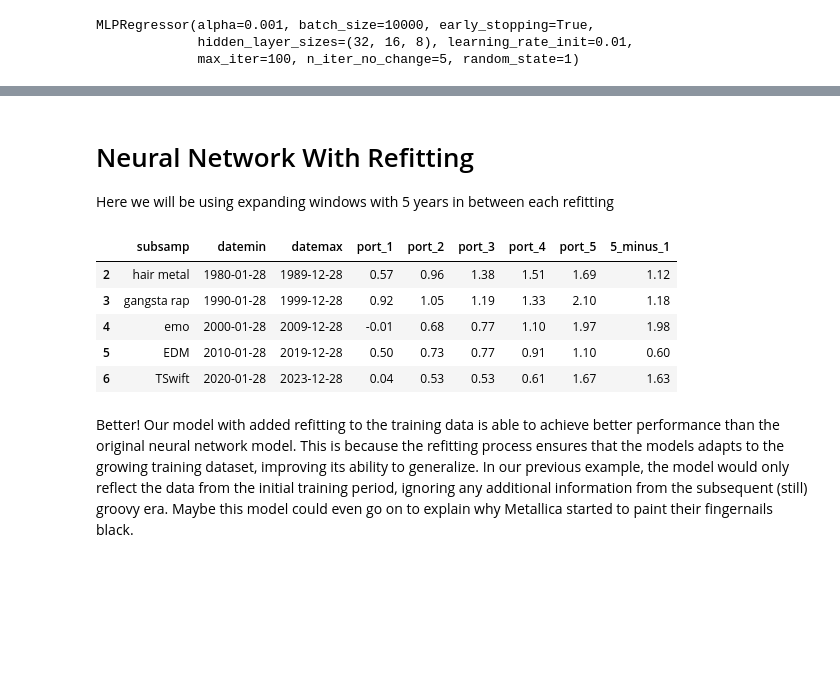
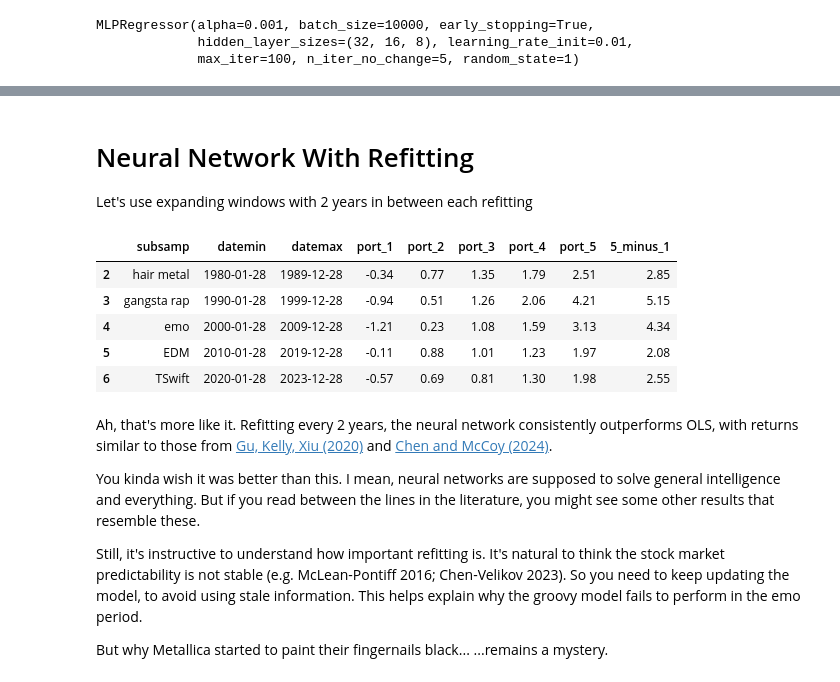
Before and after one commit to srbutler1/open-asset-pricing-download, a Jupyter notebook: examples/ML_portfolio_example.ipynb, the cells around one changed output, grey strips where cells are left out. Drawn from its saved outputs; the diff is of its cells as text; code cells hidden in the pictures; blank space fills up the shorter version.

```diff
--- a/examples/ML_portfolio_example.ipynb
+++ b/examples/ML_portfolio_example.ipynb
@@ -32,6 +28,6 @@ To avoid issues when running the following examples on machines with lower memor
 # %%
-nsignals = 20
-use_all_signals = False
+# User-specified number of signals for ML
+nsignals_for_ml = 212
 # %% [markdown]
 # Download data
 
@@ -40,8 +36,14 @@ You'll have to enter your WRDS credentials twice: once to download the CRSP retu
 wrds_conn = wrds.Connection()
 
 crsp = wrds_conn.raw_sql(
-    """select permno, date, ret*100 as ret
-                        from crsp.msf""",
+    """select a.permno, a.date, a.ret*100 as ret
+                        from crsp.msf a
+                        join crsp.msenames b
+                        on a.permno = b.permno
+                        and a.date >= b.namedt
+                        and a.date <= b.nameendt
+                        where b.shrcd in (10, 11, 12)
+                        and b.exchcd in (1, 2, 3)""",
     date_cols=["date"],
 )
 
@@ -153,14 +164,3 @@ cleandat = (
     # Replace null with 0
     .fill_null(0)
 )
-# %%
-# Optional step to use nsignals:
-if (use_all_signals == False):
-    nsignals_for_ml = min(len(signal_list), nsignals)
-    # Select columns from cleandat: (permno, date, ret, yyyymm_signals, [nsignals_for_ml])
-    cleandat = cleandat.select(cleandat.columns[:(4 + nsignals_for_ml)])
-    # Make our signal list match our selected data
-    signal_list = signal_list[:nsignals_for_ml]
-
-# Show clean data with filtered/unfiltered signal list
-cleandat.head()
@@ -175,0 +169,10 @@ shape: (5, 24)
+# %%
+# make data smaller
+nsignals_for_ml = min(len(signal_list), nsignals_for_ml)
+# Select columns from cleandat: (permno, date, ret, yyyymm_signals, [nsignals_for_ml])
+cleandat = cleandat.select(cleandat.columns[:(4 + nsignals_for_ml)])
+# Make our signal list match our selected data
+signal_list = signal_list[:nsignals_for_ml]
+
+# Show clean data with filtered/unfiltered signal list
+cleandat.head()
@@ -439,10 +462,10 @@ It turns out that our simple neural network model actually performs worse than t
 # %% [markdown]
 # Neural Network With Refitting
-Here we will be using expanding windows with 5 years in between each refitting
+Let's use expanding windows with 2 years in between each refitting
 # %%
 # Parameters for expanding window estimation
 cleandat_refit = cleandat  # Copy of clean data
-refit_period = 5  # Number of years between model refits
+refit_period = 2 # Number of years between model refits
 fit_start = 1963  # Initial training start year
 fit_end = 1979  # Initial training end year
 nport = 5  # Number of portfolios to form
@@ -552,37 +575,43 @@ sumwide_refit["5_minus_1"] = sumwide_refit["port_5"] - sumwide_refit["port_1"]
 
 # Add date range for each subsample
 temp_refit = (
     portsum_refit.groupby("subsamp", observed=False)
     .agg(datemin=("datemin", "min"), datemax=("datemax", "max"))
     .reset_index()
 )
 
 sumwide_refit = pd.merge(temp_refit, sumwide_refit, on="subsamp", how="left")
 
 # Add the labels for each decade
 sumwide_refit["subsamp"] = sumwide_refit["subsamp"].map(
     {
         1959: "groovy",
         1969: "groovy (still)",
         1979: "hair metal",
         1989: "gangsta rap",
         1999: "emo",
         2009: "EDM",
         2019: "TSwift",
     }
 )
 
 # Drop first two rows (groovy & groovy (still))
 # This is because we are refitting with expanding windows so predictions do not exis for the test data
 sumwide_refit = sumwide_refit.dropna()
 
 sumwide_refit
 # %% [output]
 |  | subsamp | datemin | datemax | port_1 | port_2 | port_3 | port_4 | port_5 | 5_minus_1 |
-| 2 | hair metal | 1980-01-28 | 1989-12-28 | 0.57 | 0.96 | 1.38 | 1.51 | 1.69 | 1.12 |
-| 3 | gangsta rap | 1990-01-28 | 1999-12-28 | 0.92 | 1.05 | 1.19 | 1.33 | 2.10 | 1.18 |
-| 4 | emo | 2000-01-28 | 2009-12-28 | -0.01 | 0.68 | 0.77 | 1.10 | 1.97 | 1.98 |
-| 5 | EDM | 2010-01-28 | 2019-12-28 | 0.50 | 0.73 | 0.77 | 0.91 | 1.10 | 0.60 |
-| 6 | TSwift | 2020-01-28 | 2023-12-28 | 0.04 | 0.53 | 0.53 | 0.61 | 1.67 | 1.63 |
+| 2 | hair metal | 1980-01-28 | 1989-12-28 | -0.34 | 0.77 | 1.35 | 1.79 | 2.51 | 2.85 |
+| 3 | gangsta rap | 1990-01-28 | 1999-12-28 | -0.94 | 0.51 | 1.26 | 2.06 | 4.21 | 5.15 |
+| 4 | emo | 2000-01-28 | 2009-12-28 | -1.21 | 0.23 | 1.08 | 1.59 | 3.13 | 4.34 |
+| 5 | EDM | 2010-01-28 | 2019-12-28 | -0.11 | 0.88 | 1.01 | 1.23 | 1.97 | 2.08 |
+| 6 | TSwift | 2020-01-28 | 2023-12-28 | -0.57 | 0.69 | 0.81 | 1.30 | 1.98 | 2.55 |
 # %% [markdown]
-Better! Our model with added refitting to the training data is able to achieve better performance than the original neural network model. This is because the refitting process ensures that the models adapts to the growing training dataset, improving its ability to generalize. In our previous example, the model would only reflect the data from the initial training period, ignoring any additional information from the subsequent (still) groovy era. Maybe this model could even go on to explain why Metallica started to paint their fingernails black.
+Ah, that's more like it. Refitting every 2 years, the neural network consistently outperforms OLS, with returns similar to those from [Gu, Kelly, Xiu (2020)](https://papers.ssrn.com/sol3/papers.cfm?abstract_id=3159577) and [Chen and McCoy (2024)](https://arxiv.org/abs/2207.13071).
+
+You kinda wish it was better than this. I mean, neural networks are supposed to solve general intelligence and everything. But if you read between the lines in the literature, you might see some other results that resemble these.
+
+Still, it's instructive to understand how important refitting is. It's natural to think the stock market predictability is not stable (e.g. McLean-Pontiff 2016; Chen-Velikov 2023). So you need to keep updating the model, to avoid using stale information. This helps explain why the groovy model fails to perform in the emo period.
+
+But why Metallica started to paint their fingernails black... ...remains a mystery.
```
Also changed, not shown: parts of 21 cells of this notebook.
